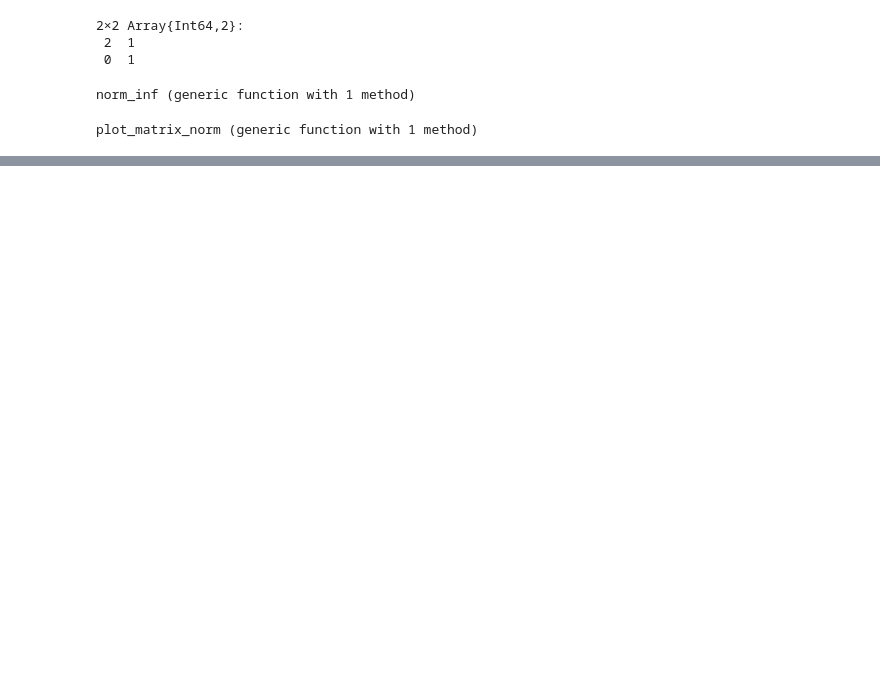
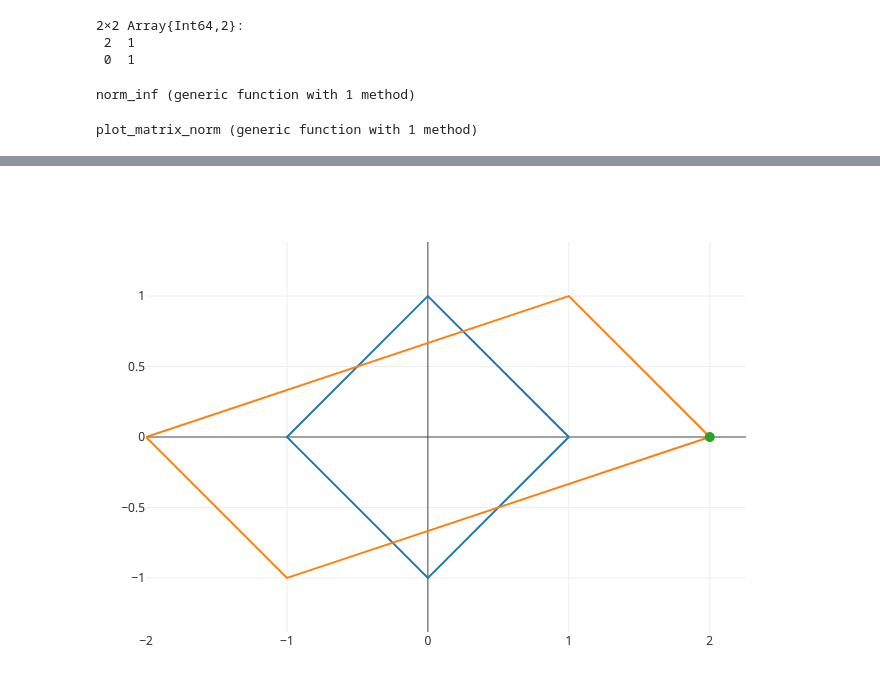
Before and after one commit to EricDarve/numerical_linear_algebra, a Jupyter notebook: Chap3/Matrix Norm.ipynb, the cells around one changed output, grey strips where cells are left out. Saved outputs shown, nothing was run; the diff lists cells and outputs as text; code cells hidden in the pictures; blank space fills up the shorter version.

```diff
--- a/Chap3/Matrix Norm.ipynb
+++ b/Chap3/Matrix Norm.ipynb
@@ -60,8 +55,7 @@ display(p)
 # %%
 p = plot_matrix_norm(t,r,A,norm1)
 if output
-    PlotlyJS.savefig_cairosvg(ElectronPlot(p),"fig_la7_b.pdf")
-    run(`pdfcrop fig_la7_b.pdf`)
+    PlotlyJS.savefig(p,"fig_la7_b.pdf")
 end
 display(p)
 # %% [output]
@@ -69,3 +62,4 @@ display(p)
+[figure, added]
 # %%
 p = plot_matrix_norm(t,r,A,norm_inf)
 if output
```
Also changed, not shown: parts of 6 cells of this notebook, 2 other files.
